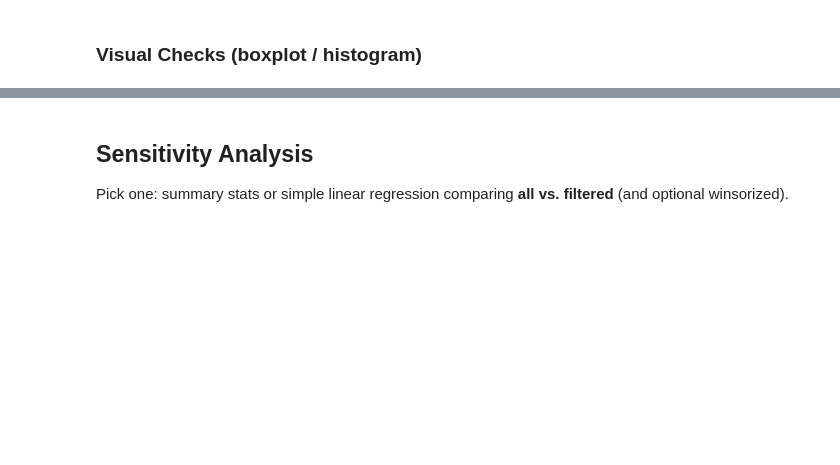
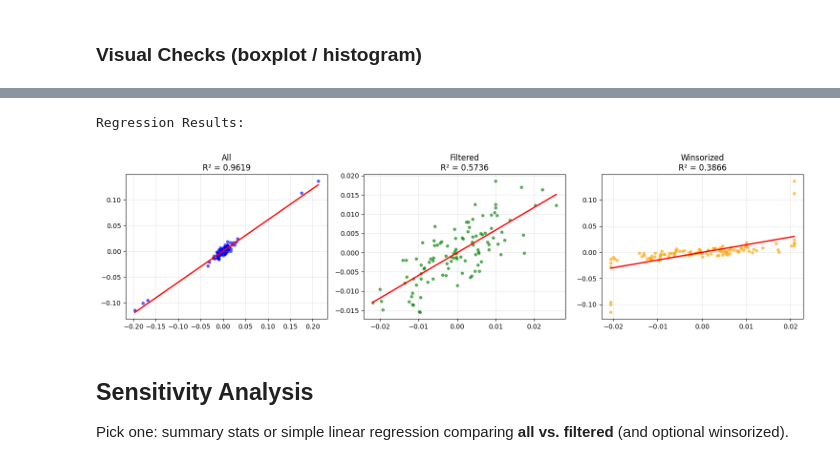
Before and after one commit to anmolsingh0219/bootcamp_anmol_singh, a Jupyter notebook: homework/stage07_outliers-risk-assumptions/notebooks/stage07_outliers-risk-assumptions_homework-starter.ipynb, the cells around one changed output, grey strips where cells are left out. Cells and saved outputs as stored; diff of their text form; code cells hidden in the pictures; blank space fills up the shorter version.

```diff
--- a/homework/stage07_outliers-risk-assumptions/notebooks/stage07_outliers-risk-assumptions_homework-starter.ipynb
+++ b/homework/stage07_outliers-risk-assumptions/notebooks/stage07_outliers-risk-assumptions_homework-starter.ipynb
@@ -190,3 +204,53 @@ plt.show()
+# %%
+# Regression analysis
+if 'daily_return_2' in df.columns:
+    X_col, y_col = 'daily_return', 'daily_return_2'
+
+    # Prepare datasets
+    datasets = {
+        'All': (df[[X_col]].values, df[y_col].values),
+        'Filtered': (df[~df['outlier_iqr']][[X_col]].values, df[~df['outlier_iqr']][y_col].values),
+        'Winsorized': (df[['daily_return_winsorized']].values, df[y_col].values)
+    }
+
+    results = []
+    for name, (X, y) in datasets.items():
+        model = LinearRegression().fit(X, y)
+        pred = model.predict(X)
+
+        results.append({
+            'Dataset': name,
+            'Slope': model.coef_[0],
+            'Intercept': model.intercept_,
+            'R²': model.score(X, y),
+            'MAE': mean_absolute_error(y, pred),
+            'N': len(y)
+        })
+
+    regression_results = pd.DataFrame(results)
+    print("Regression Results:")
+    regression_results.round(6)
+
+    # Plot regression comparison
+    fig, axes = plt.subplots(1, 3, figsize=(15, 4))
+    colors = ['blue', 'green', 'orange']
+
+    for i, (name, color) in enumerate(zip(datasets.keys(), colors)):
+        X, y = datasets[name]
+        model = LinearRegression().fit(X, y)
+
+        axes[i].scatter(X, y, alpha=0.6, color=color, s=15)
+        X_range = np.linspace(X.min(), X.max(), 100).reshape(-1, 1)
+        y_pred = model.predict(X_range)
+        axes[i].plot(X_range, y_pred, 'r-', linewidth=2)
+        axes[i].set_title(f'{name}\nR² = {model.score(X, y):.4f}')
+        axes[i].grid(True, alpha=0.3)
+
+    plt.tight_layout()
+    plt.show()
+# %% [output]
+Regression Results:
+[figure, added]
 # %% [markdown]
 ## Sensitivity Analysis
 Pick one: summary stats or simple linear regression comparing **all vs. filtered** (and optional winsorized).
```
Also changed, not shown: parts of 14 cells of this notebook, 1 other file.
